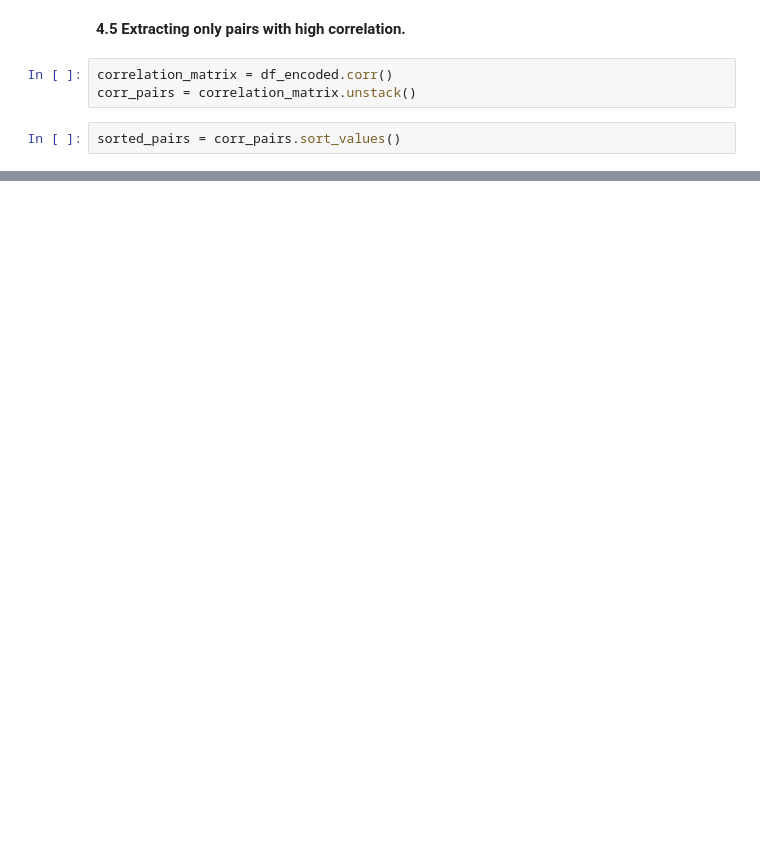
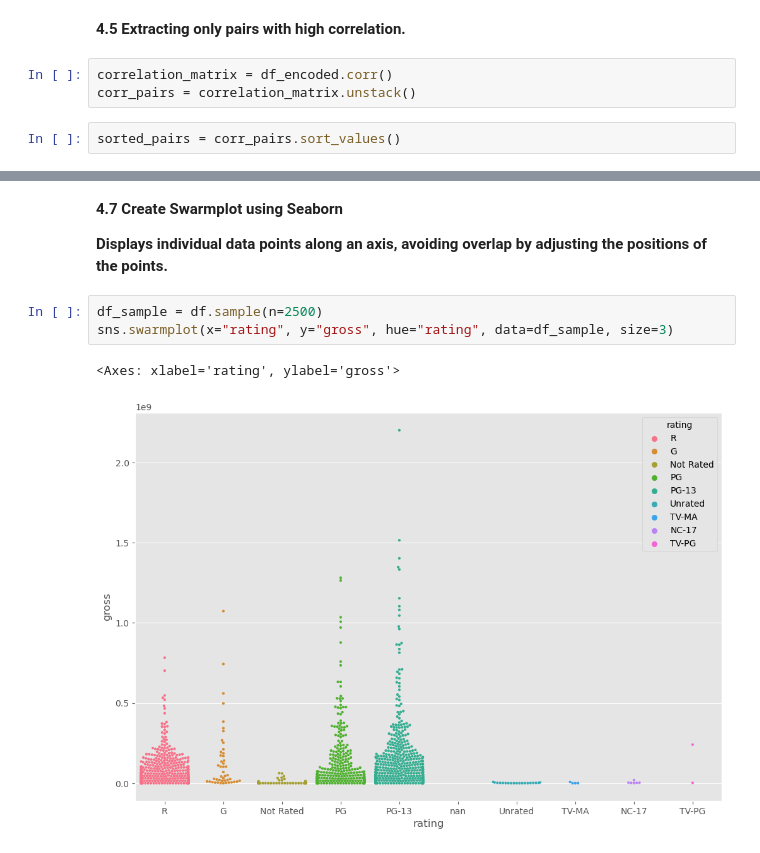
Before and after one commit to sheeksha/Python-Programming, a Jupyter notebook: Correlation on Movie Industry dataset.ipynb, the cells around one changed output, grey strips where cells are left out. Saved outputs shown, nothing was run; the diff lists cells and outputs as text; blank space fills up the shorter version.

```diff
--- a/Correlation on Movie Industry dataset.ipynb
+++ b/Correlation on Movie Industry dataset.ipynb
@@ -358,0 +438,10 @@ dtype: float64
+# %% [markdown]
+**4.7 Create Swarmplot using Seaborn** <a name="create-swarmplot"></a>
+
+**Displays individual data points along an axis, avoiding overlap by adjusting the positions of the points.**
+# %%
+df_sample = df.sample(n=2500)
+sns.swarmplot(x="rating", y="gross", hue="rating", data=df_sample, size=3)
+# %% [output]
+<Axes: xlabel='rating', ylabel='gross'>
+[figure, added]
```
Also changed, not shown: parts of 17 cells of this notebook.
